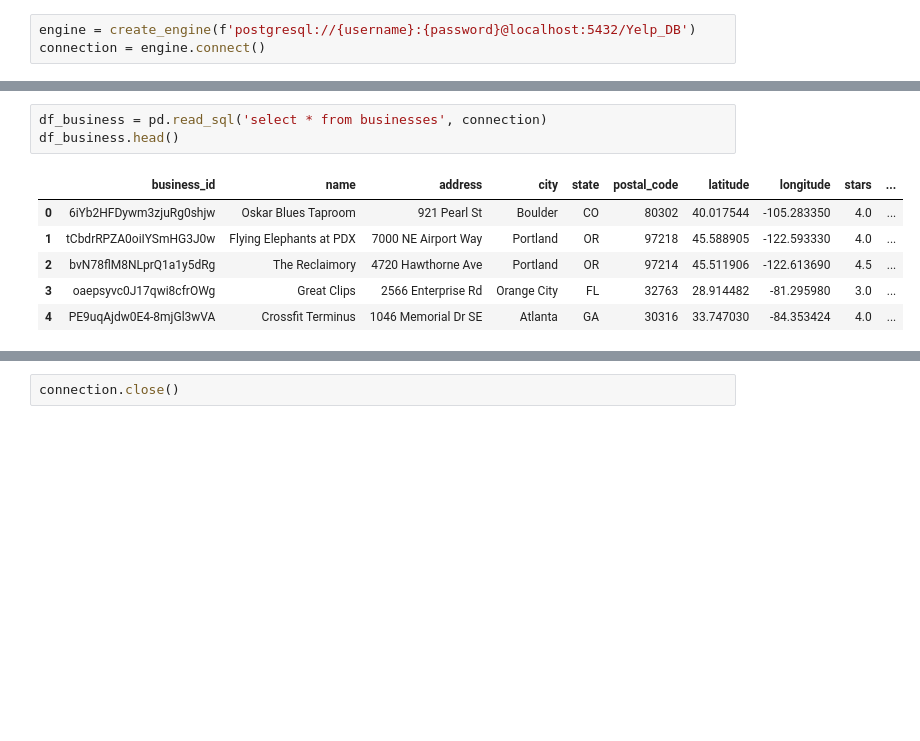
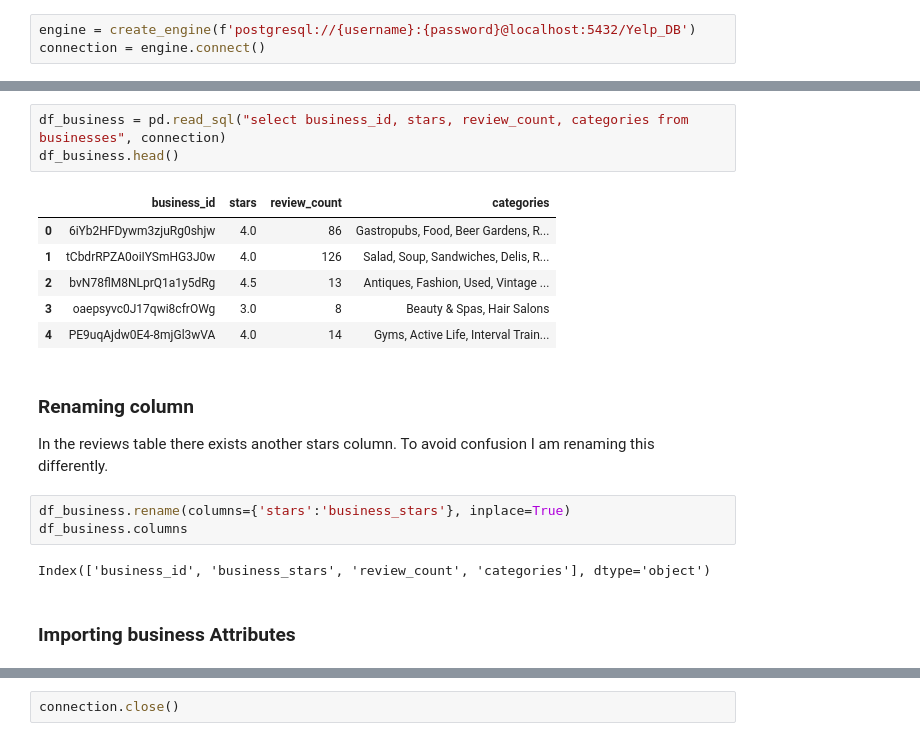
Before and after one commit to rsanchez-dv/Capstone_ML, a Jupyter notebook: 2_Preprocessing_Data.ipynb, the cells around one changed output, grey strips where cells are left out. Saved outputs shown, nothing was run; the diff lists cells and outputs as text; blank space fills up the shorter version.

```diff
--- a/2_Preprocessing_Data.ipynb
+++ b/2_Preprocessing_Data.ipynb
@@ -24,11 +32,21 @@ connection = engine.connect()
 # %%
-df_business = pd.read_sql('select * from businesses', connection)
+df_business = pd.read_sql("select business_id, stars, review_count, categories from businesses", connection)
 df_business.head()
 # %% [output]
-|  | business_id | name | address | city | state | postal_code | latitude | longitude | stars | ... |
-| 0 | 6iYb2HFDywm3zjuRg0shjw | Oskar Blues Taproom | 921 Pearl St | Boulder | CO | 80302 | 40.017544 | -105.283350 | 4.0 | ... |
-| 1 | tCbdrRPZA0oiIYSmHG3J0w | Flying Elephants at PDX | 7000 NE Airport Way | Portland | OR | 97218 | 45.588905 | -122.593330 | 4.0 | ... |
-| 2 | bvN78flM8NLprQ1a1y5dRg | The Reclaimory | 4720 Hawthorne Ave | Portland | OR | 97214 | 45.511906 | -122.613690 | 4.5 | ... |
-| 3 | oaepsyvc0J17qwi8cfrOWg | Great Clips | 2566 Enterprise Rd | Orange City | FL | 32763 | 28.914482 | -81.295980 | 3.0 | ... |
-| 4 | PE9uqAjdw0E4-8mjGl3wVA | Crossfit Terminus | 1046 Memorial Dr SE | Atlanta | GA | 30316 | 33.747030 | -84.353424 | 4.0 | ... |
+|  | business_id | stars | review_count | categories |
+| 0 | 6iYb2HFDywm3zjuRg0shjw | 4.0 | 86 | Gastropubs, Food, Beer Gardens, R... |
+| 1 | tCbdrRPZA0oiIYSmHG3J0w | 4.0 | 126 | Salad, Soup, Sandwiches, Delis, R... |
+| 2 | bvN78flM8NLprQ1a1y5dRg | 4.5 | 13 | Antiques, Fashion, Used, Vintage ... |
+| 3 | oaepsyvc0J17qwi8cfrOWg | 3.0 | 8 | Beauty & Spas, Hair Salons |
+| 4 | PE9uqAjdw0E4-8mjGl3wVA | 4.0 | 14 | Gyms, Active Life, Interval Train... |
+# %% [markdown]
+### Renaming column
+In the reviews table there exists another stars column. To avoid confusion I am renaming this differently.
+# %%
+df_business.rename(columns={'stars':'business_stars'}, inplace=True)
+df_business.columns
+# %% [output]
+Index(['business_id', 'business_stars', 'review_count', 'categories'], dtype='object')
+# %% [markdown]
+### Importing business Attributes
 # %%
```
Also changed, not shown: parts of 43 cells of this notebook, 2 other files.
